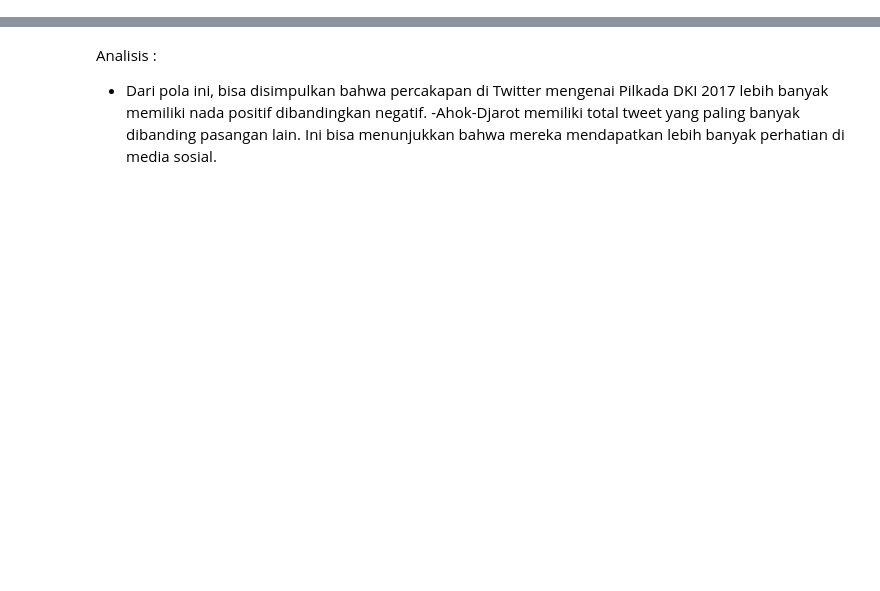
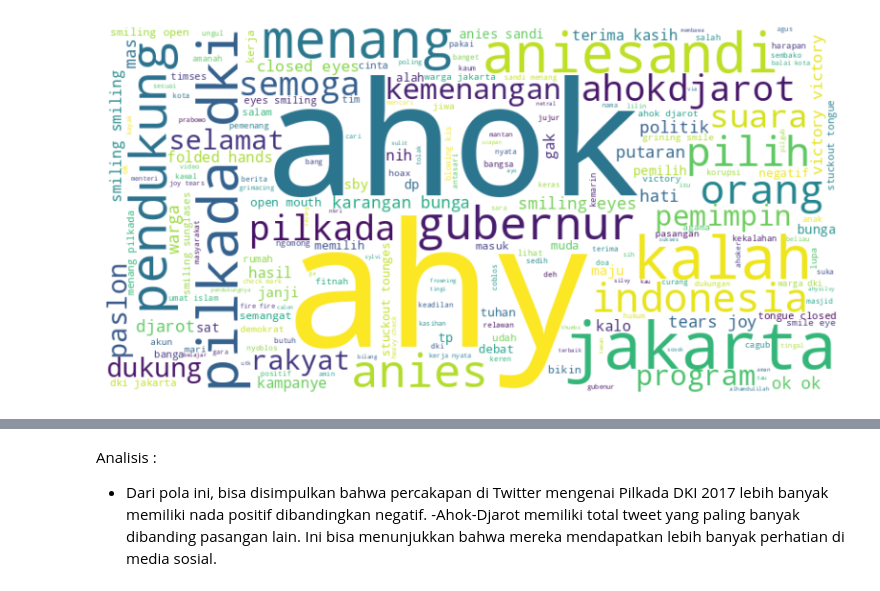
Before and after one commit to Sherlysukmadira/2311532015_Sherly-Sukmadira-Putri_ImageProcessing, a Jupyter notebook: sentimen_pilkada.ipynb, the cells around one changed output, grey strips where cells are left out. Saved outputs shown, nothing was run; the diff lists cells and outputs as text; code cells hidden in the pictures; blank space fills up the shorter version.

```diff
--- a/sentimen_pilkada.ipynb
+++ b/sentimen_pilkada.ipynb
@@ -326,0 +225,19 @@ plt.show()
+# %%
+#Cek wordcloud keseluruhan sentimen (positif dan negatif)
+
+from wordcloud import WordCloud, STOPWORDS
+import matplotlib.pyplot as plt
+
+# Gabungkan semua text tweet jadi satu string
+text = " ".join(df['clean_text'])
+
+# Generate wordcloud dari text tweet
+wordcloud = WordCloud(width=800, height=400, background_color='white', stopwords=STOPWORDS).generate(text)
+
+# Tampilkan wordcloud
+plt.figure(figsize=(10,5))
+plt.imshow(wordcloud, interpolation='bilinear')
+plt.axis("off")
+plt.show()
+# %% [output]
+[figure, added]
```
Also changed, not shown: parts of 55 cells of this notebook.
